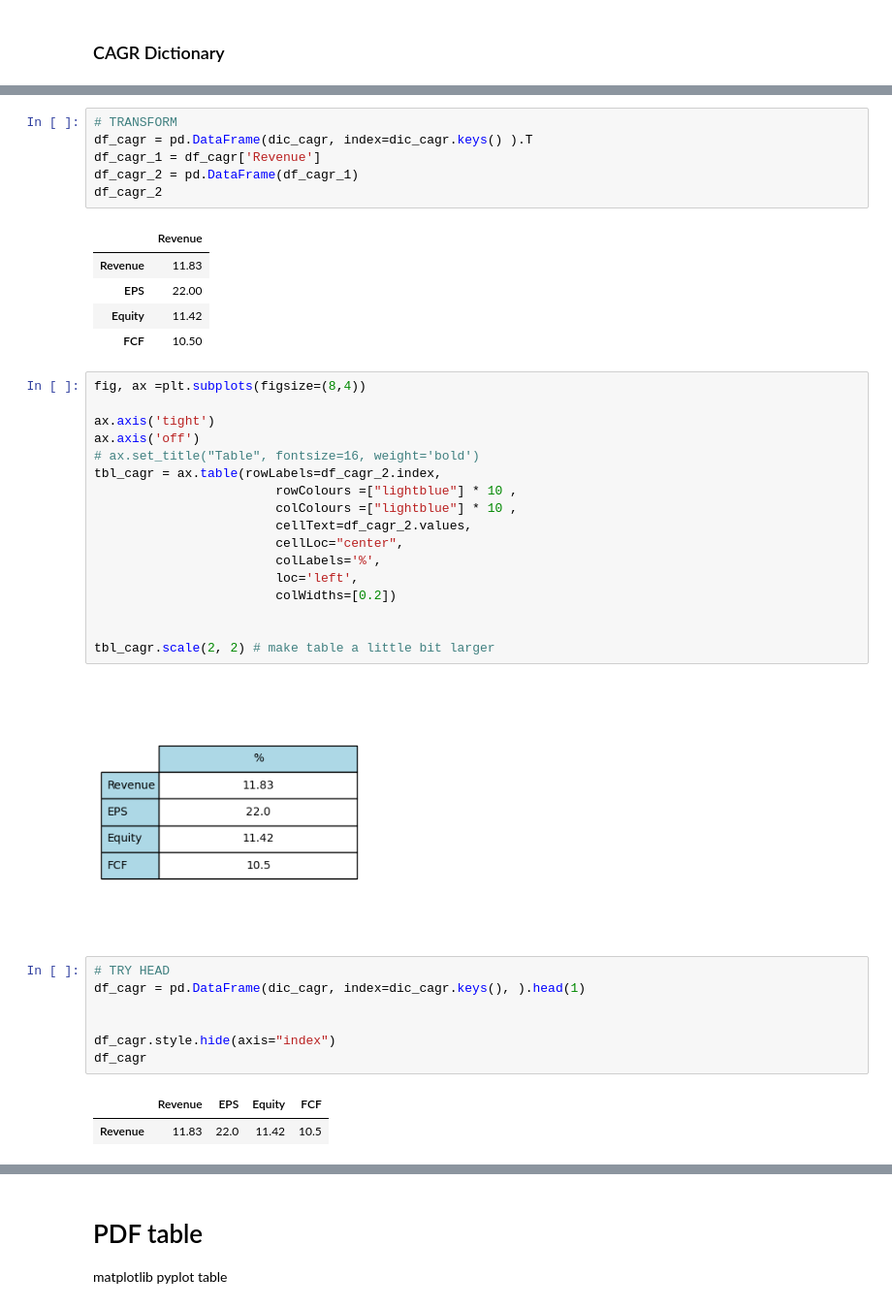
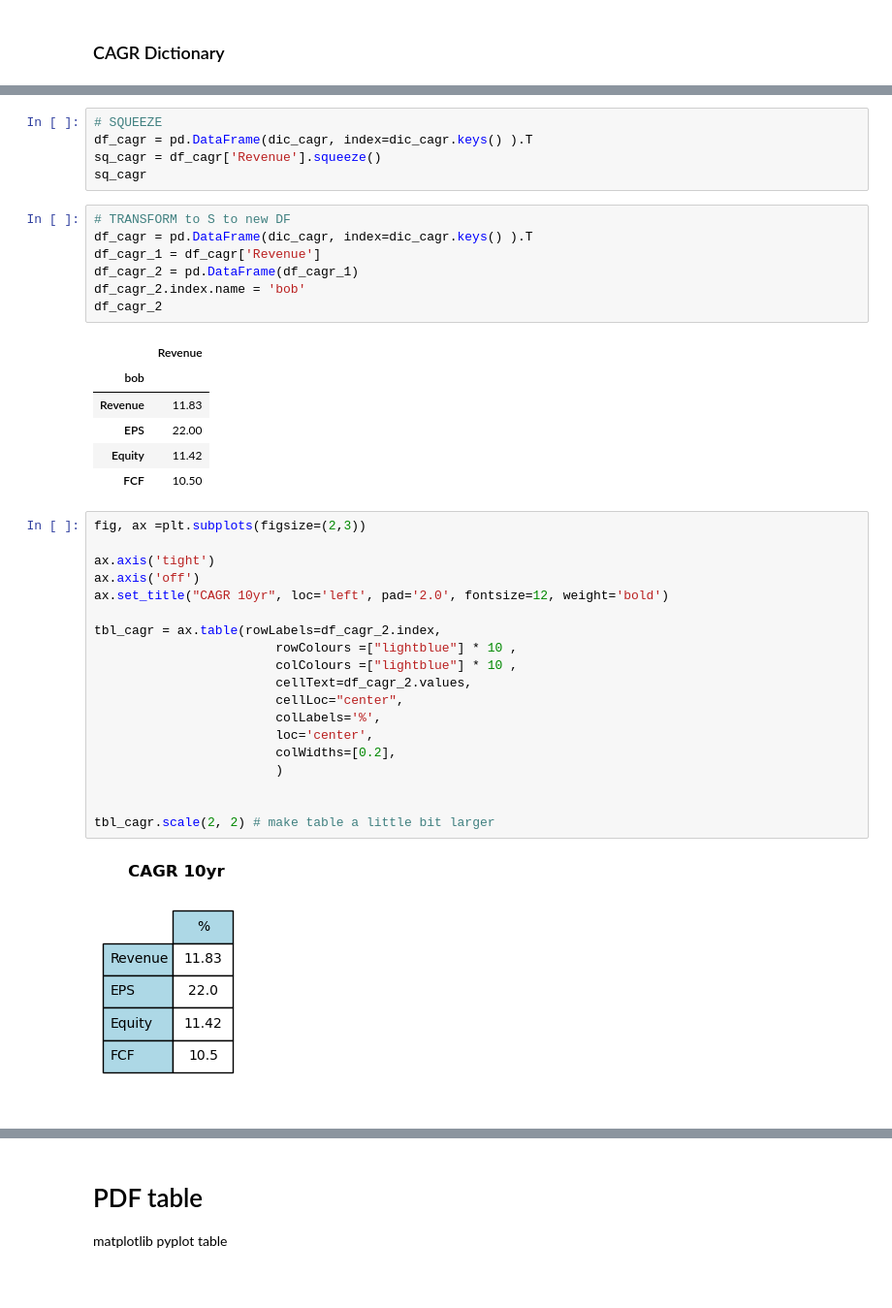
Before and after one commit to xitxat/FundamentalAnalysis, a Jupyter notebook: FA/Value01.ipynb, the cells around one changed output, grey strips where cells are left out. Shown at 97% size. Saved outputs shown, nothing was run; the diff lists cells and outputs as text; blank space fills up the shorter version.

Commit message:
subplot tables

```diff
--- a/FA/Value01.ipynb
+++ b/FA/Value01.ipynb
@@ -640,41 +644,40 @@ df_cagr = pd.DataFrame(dic_cagr, index=dic_cagr.keys() ).T
+# %%
+# SQUEEZE
+df_cagr = pd.DataFrame(dic_cagr, index=dic_cagr.keys() ).T
+sq_cagr = df_cagr['Revenue'].squeeze()
+sq_cagr
 # %%
-# TRANSFORM
+# TRANSFORM to S to new DF
 df_cagr = pd.DataFrame(dic_cagr, index=dic_cagr.keys() ).T
 df_cagr_1 = df_cagr['Revenue']
 df_cagr_2 = pd.DataFrame(df_cagr_1)
+df_cagr_2.index.name = 'bob'
 df_cagr_2
 # %% [output]
 |  | Revenue |
+| bob |  |
 | Revenue | 11.83 |
 | EPS | 22.00 |
 | Equity | 11.42 |
 | FCF | 10.50 |
 # %%
-fig, ax =plt.subplots(figsize=(8,4))
+fig, ax =plt.subplots(figsize=(2,3))
 
 ax.axis('tight')
 ax.axis('off')
-# ax.set_title("Table", fontsize=16, weight='bold')
+ax.set_title("CAGR 10yr", loc='left', pad='2.0', fontsize=12, weight='bold')
+
 tbl_cagr = ax.table(rowLabels=df_cagr_2.index,
                         rowColours =["lightblue"] * 10 ,
                         colColours =["lightblue"] * 10 ,
                         cellText=df_cagr_2.values,
                         cellLoc="center",
                         colLabels='%',
-                        loc='left',
-                        colWidths=[0.2])
+                        loc='center',
+                        colWidths=[0.2],
+                        )
 
 
 tbl_cagr.scale(2, 2) # make table a little bit larger
 # %% [output]
-[figure, old version]
+[figure, new version]
-# %%
-# TRY HEAD
-df_cagr = pd.DataFrame(dic_cagr, index=dic_cagr.keys(), ).head(1)
-
-
-df_cagr.style.hide(axis="index")
-df_cagr
-# %% [output]
-|  | Revenue | EPS | Equity | FCF |
-| Revenue | 11.83 | 22.0 | 11.42 | 10.5 |
```
Also changed, not shown: parts of 16 cells of this notebook, 2 other files.
